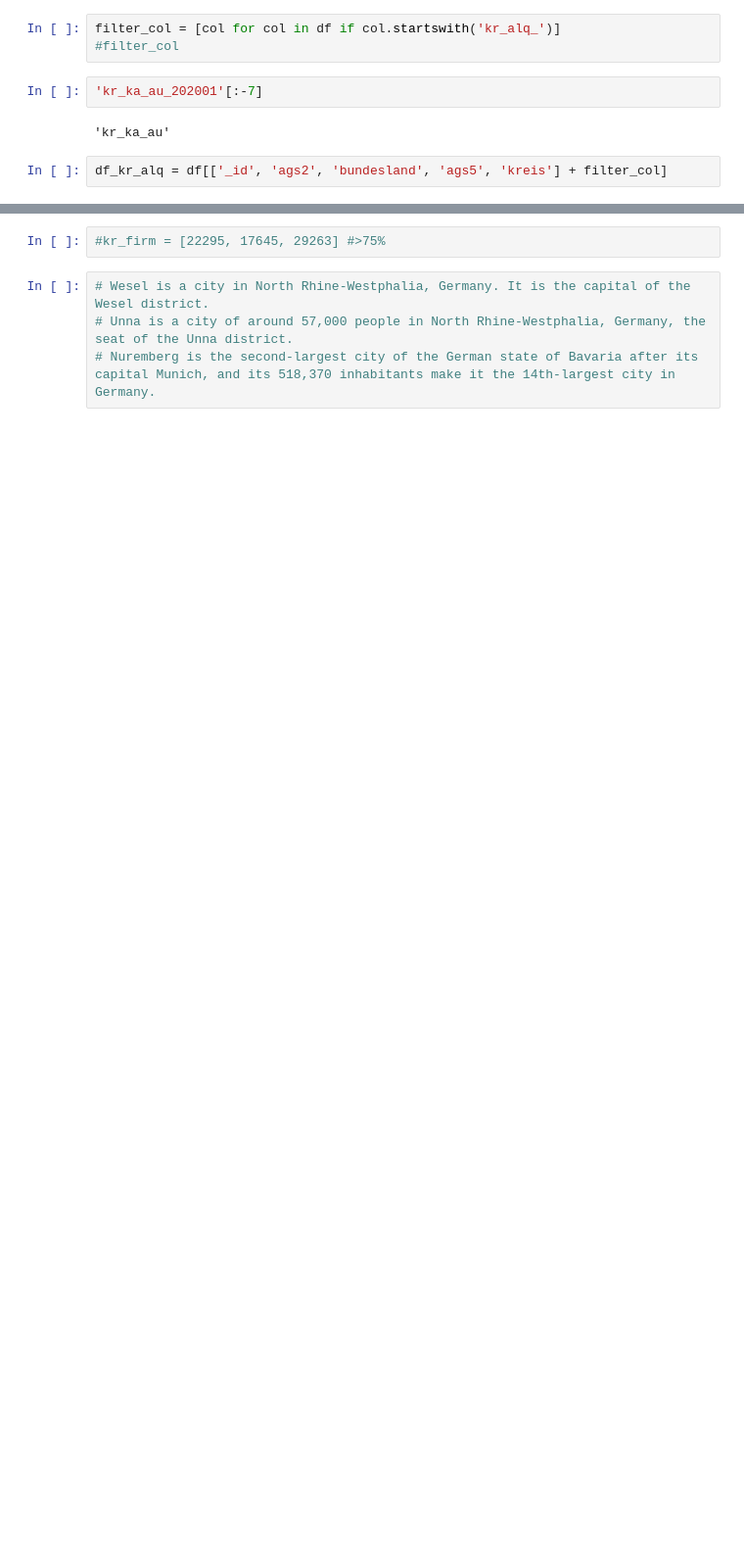
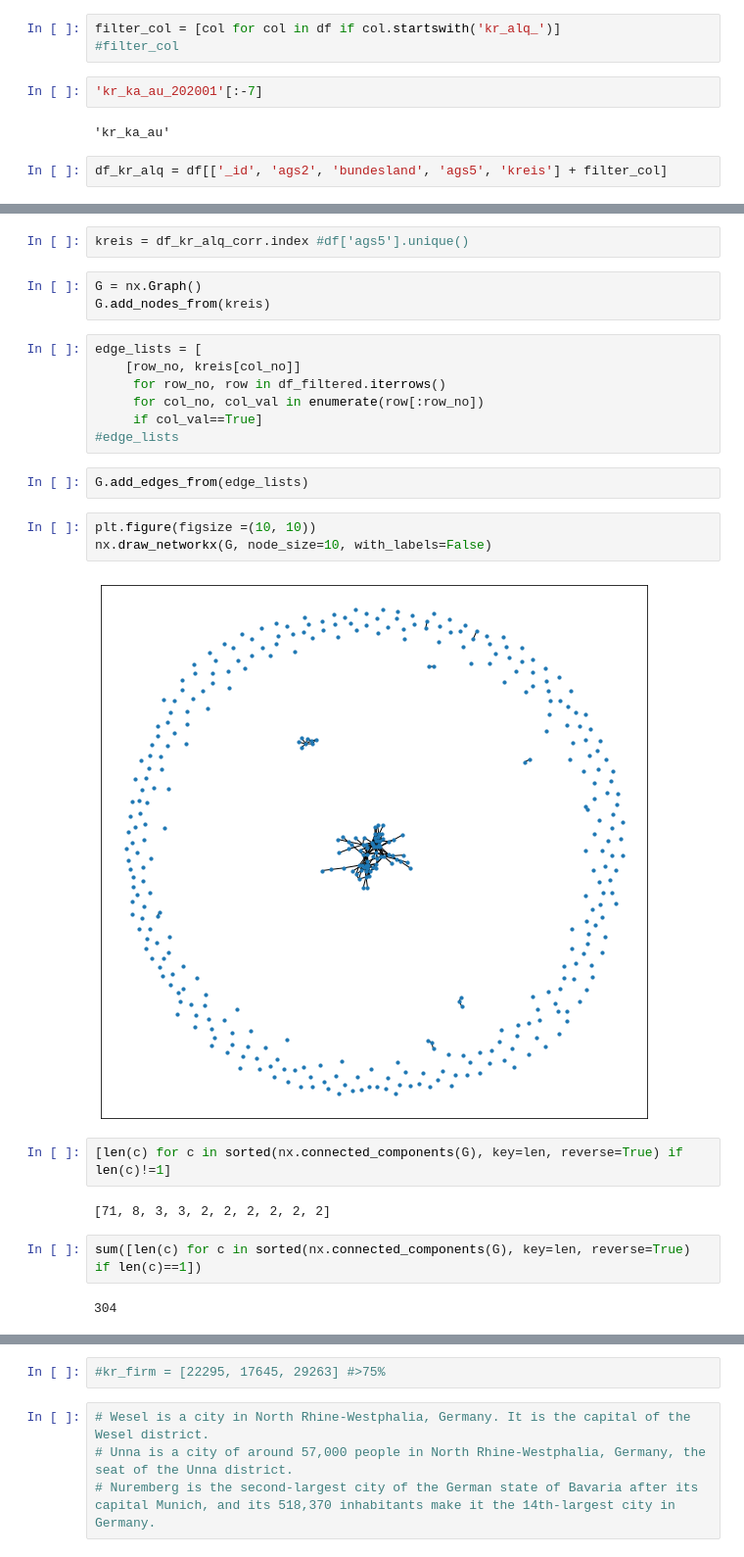
Before and after one commit to DSSGxUK/bmwi, a Jupyter notebook: notebooks/network-alq.ipynb, the cells around one changed output, grey strips where cells are left out. Shown: that part at 98% size. Saved outputs shown, nothing was run; the diff lists cells and outputs as text; blank space fills up the shorter version.

Commit message:
efficient code to run numerical network analysis

```diff
--- a/notebooks/network-alq.ipynb
+++ b/notebooks/network-alq.ipynb
@@ -258,0 +109,27 @@ cluster1
+# %%
+kreis = df_kr_alq_corr.index #df['ags5'].unique()
+# %%
+G = nx.Graph()
+G.add_nodes_from(kreis)
+# %%
+edge_lists = [
+    [row_no, kreis[col_no]]
+     for row_no, row in df_filtered.iterrows()
+     for col_no, col_val in enumerate(row[:row_no])
+     if col_val==True]
+#edge_lists
+# %%
+G.add_edges_from(edge_lists)
+# %%
+plt.figure(figsize =(10, 10))
+nx.draw_networkx(G, node_size=10, with_labels=False)
+# %% [output]
+[figure, added]
+# %%
+[len(c) for c in sorted(nx.connected_components(G), key=len, reverse=True) if len(c)!=1]
+# %% [output]
+[71, 8, 3, 3, 2, 2, 2, 2, 2, 2]
+# %%
+sum([len(c) for c in sorted(nx.connected_components(G), key=len, reverse=True) if len(c)==1])
+# %% [output]
+304
```
Also changed, not shown: parts of 53 cells of this notebook, 6 other files.
